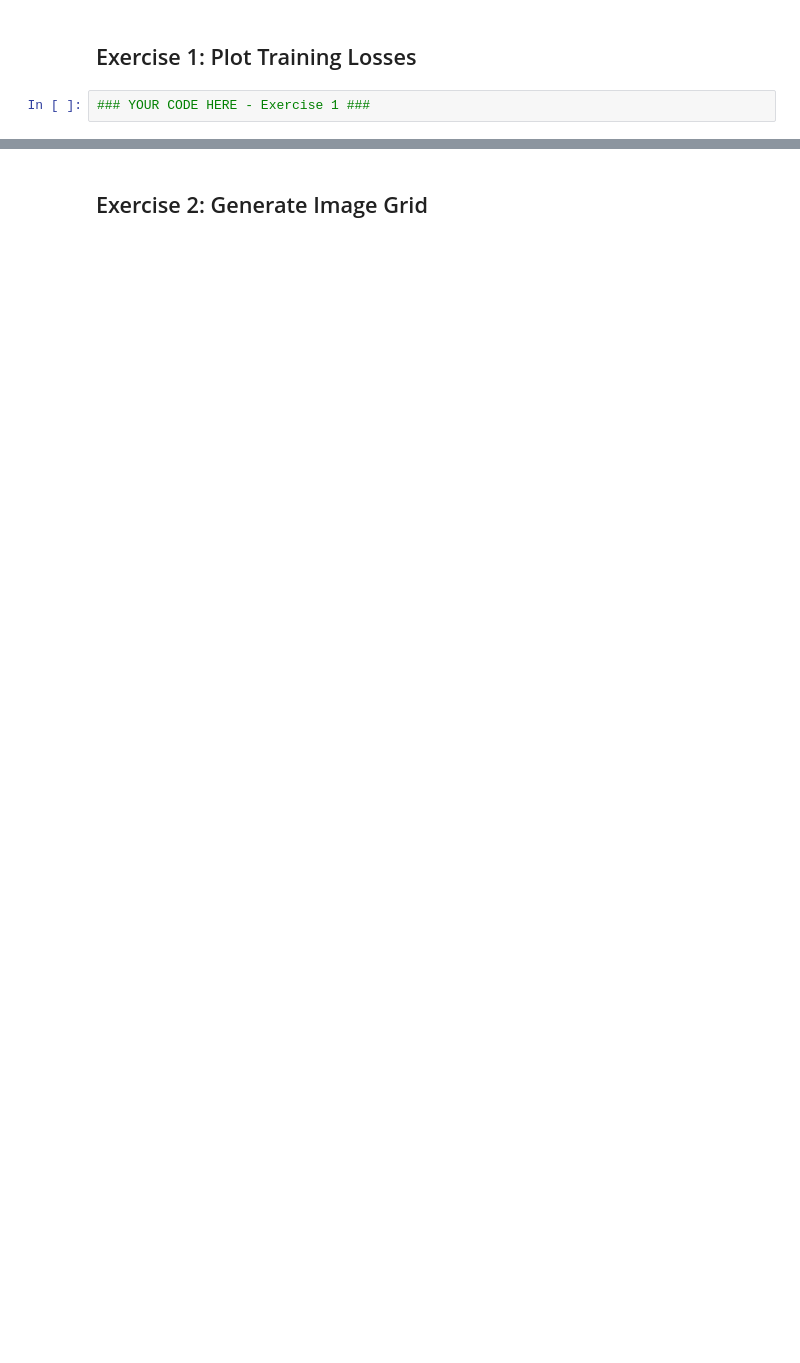
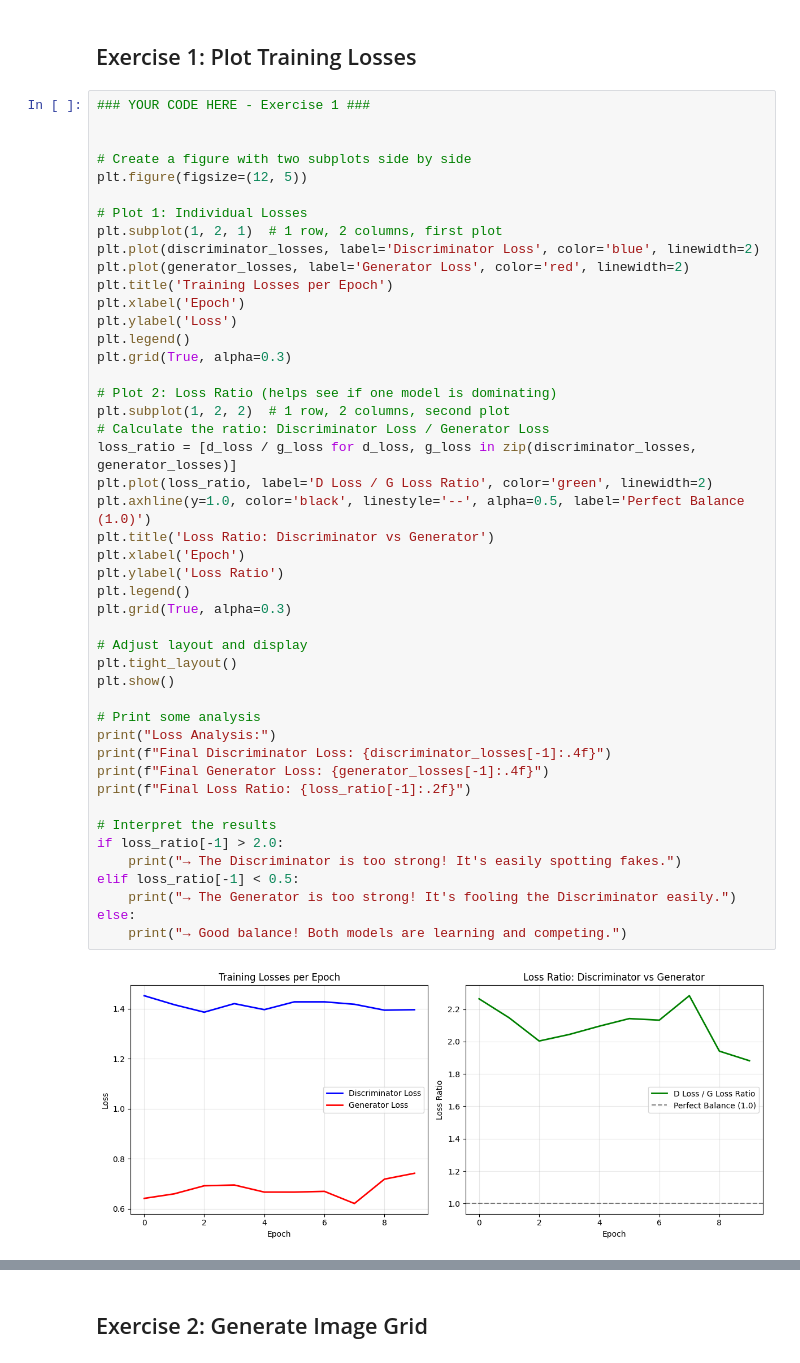
Before and after one commit to GFiaMon/lab-image-generation-gans, a Jupyter notebook: lab-image-generation-gans.ipynb, the cells around one changed output, grey strips where cells are left out. Cells and saved outputs as stored; diff of their text form; blank space fills up the shorter version.

```diff
--- a/lab-image-generation-gans.ipynb
+++ b/lab-image-generation-gans.ipynb
@@ -59,4 +307,50 @@ discriminator_optimizer = # Your-Code-Here
 # %% [markdown]
 ## Exercise 1: Plot Training Losses
-# %%
-### YOUR CODE HERE - Exercise 1 ###
+# %%
+### YOUR CODE HERE - Exercise 1 ###
+
+
+# Create a figure with two subplots side by side
+plt.figure(figsize=(12, 5))
+
+# Plot 1: Individual Losses
+plt.subplot(1, 2, 1)  # 1 row, 2 columns, first plot
+plt.plot(discriminator_losses, label='Discriminator Loss', color='blue', linewidth=2)
+plt.plot(generator_losses, label='Generator Loss', color='red', linewidth=2)
+plt.title('Training Losses per Epoch')
+plt.xlabel('Epoch')
+plt.ylabel('Loss')
+plt.legend()
+plt.grid(True, alpha=0.3)
+
+# Plot 2: Loss Ratio (helps see if one model is dominating)
+plt.subplot(1, 2, 2)  # 1 row, 2 columns, second plot
+# Calculate the ratio: Discriminator Loss / Generator Loss
+loss_ratio = [d_loss / g_loss for d_loss, g_loss in zip(discriminator_losses, generator_losses)]
+plt.plot(loss_ratio, label='D Loss / G Loss Ratio', color='green', linewidth=2)
+plt.axhline(y=1.0, color='black', linestyle='--', alpha=0.5, label='Perfect Balance (1.0)')
+plt.title('Loss Ratio: Discriminator vs Generator')
+plt.xlabel('Epoch')
+plt.ylabel('Loss Ratio')
+plt.legend()
+plt.grid(True, alpha=0.3)
+
+# Adjust layout and display
+plt.tight_layout()
+plt.show()
+
+# Print some analysis
+print("Loss Analysis:")
+print(f"Final Discriminator Loss: {discriminator_losses[-1]:.4f}")
+print(f"Final Generator Loss: {generator_losses[-1]:.4f}")
+print(f"Final Loss Ratio: {loss_ratio[-1]:.2f}")
+
+# Interpret the results
+if loss_ratio[-1] > 2.0:
+    print("→ The Discriminator is too strong! It's easily spotting fakes.")
+elif loss_ratio[-1] < 0.5:
+    print("→ The Generator is too strong! It's fooling the Discriminator easily.")
+else:
+    print("→ Good balance! Both models are learning and competing.")
+# %% [output]
+[figure, added]
```
Also changed, not shown: parts of 37 cells of this notebook.
